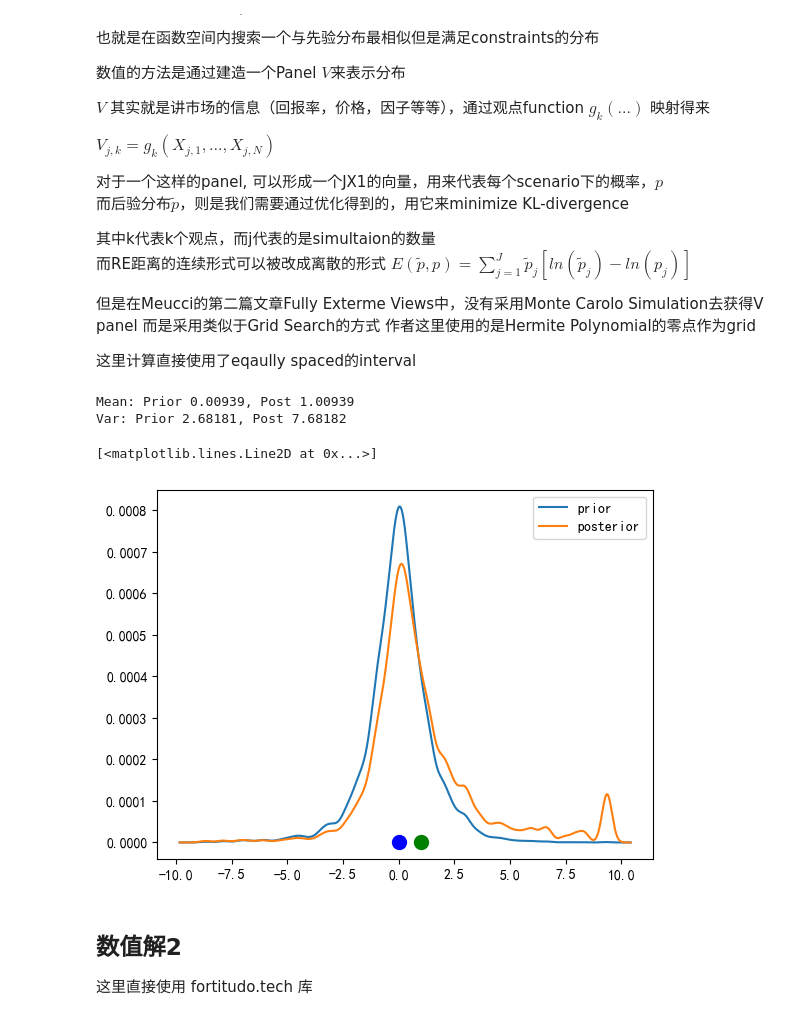
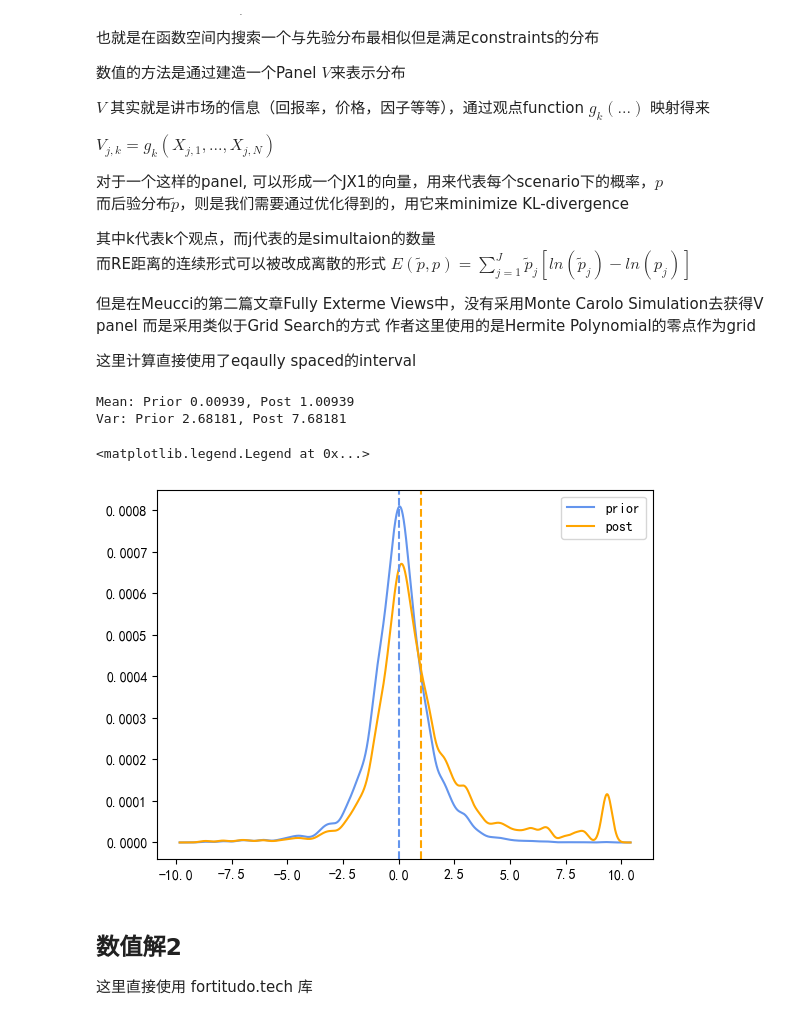
Before and after one commit to dishangti/Entropy-Pooling, a Jupyter notebook: EP.ipynb, the cells around one changed output. Cells and saved outputs as stored; diff of their text form; code cells hidden in the pictures.

```diff
--- a/EP.ipynb
+++ b/EP.ipynb
@@ -408,36 +396,0 @@ def nestedfunU(v):
-# %%
-# Constraints
-
-view_mu = np.mean(xi) + 1     # 收益率和波动都增加很多的情况
-view_variance = np.var(xi) + 5
-Aeq = np.matrix([np.ones(J), X**2, X])
-Beq = np.matrix([1, view_variance, view_mu]).T
-
-lnp = np.matrix(np.log(p)).T
-
-x0 = [np.random.random() for _ in range(3)]
-res = scipy.optimize.minimize(nestedfunU, x0, method='BFGS', tol=1e-10)
-v = res.x
-v = v.reshape((v.shape[0], 1))
-lnp_ = lnp - 1 - Aeq.T * v
-p_ = np.array(np.exp(lnp_)).reshape(lnp_.shape[0])
-
-prior_mean = np.dot(X, p)
-posterior_mean = np.dot(X, p_)
-posterior_var = np.dot(X**2, p_)
-
-print('Mean: Prior %.5f, Post %.5f' % (np.mean(xi), posterior_mean))
-
-print('Var: Prior %.5f, Post %.5f' % (np.var(xi), posterior_var))
-
-plt.plot(X, p)
-plt.plot(X, p_)
-
-plt.legend(['prior', 'posterior'])
-plt.plot(posterior_mean, 0, 'g', marker='o', markersize=10)
-plt.plot(np.mean(xi), 0, 'b', marker='o', markersize=10)
-# %% [output]
-Mean: Prior 0.00939, Post 1.00939
-Var: Prior 2.68181, Post 7.68182
-[<matplotlib.lines.Line2D at 0x...>]
-[figure, removed]
@@ -444,3 +408,39 @@ Var: Prior 2.68181, Post 7.68182
+# %%
+# Constraints
+
+view_mu = np.mean(xi) + 1     # 收益率和波动都增加很多的情况
+view_variance = np.var(xi) + 5
+Aeq = np.matrix([np.ones(J), X**2, X])
+Beq = np.matrix([1, view_variance, view_mu]).T
+
+lnp = np.matrix(np.log(p)).T
+
+x0 = [np.random.random() for _ in range(3)]
+res = scipy.optimize.minimize(nestedfunU, x0, method='BFGS', tol=1e-10)
+v = res.x
+v = v.reshape((v.shape[0], 1))
+lnp_ = lnp - 1 - Aeq.T * v
+p_ = np.array(np.exp(lnp_)).reshape(lnp_.shape[0])
+
+prior_mean = np.dot(X, p)
+posterior_mean = np.dot(X, p_)
+posterior_var = np.dot(X**2, p_)
+
+print('Mean: Prior %.5f, Post %.5f' % (np.mean(xi), posterior_mean))
+
+print('Var: Prior %.5f, Post %.5f' % (np.var(xi), posterior_var))
+
+plt.plot(X, p, label = 'prior', c="cornflowerblue")
+plt.plot(X, p_, label = 'post', c="orange")
+plt.axvline(x=np.mean(xi), linestyle='--',c="cornflowerblue")
+plt.axvline(x=posterior_mean, linestyle='--',c="orange")
+
+plt.legend()
+# %% [output]
+Mean: Prior 0.00939, Post 1.00939
+Var: Prior 2.68181, Post 7.68181
+<matplotlib.legend.Legend at 0x...>
+[figure, added]
 # %% [markdown]
 ## 数值解2
 这里直接使用 fortitudo.tech 库
```
Also changed, not shown: parts of 10 cells of this notebook.
